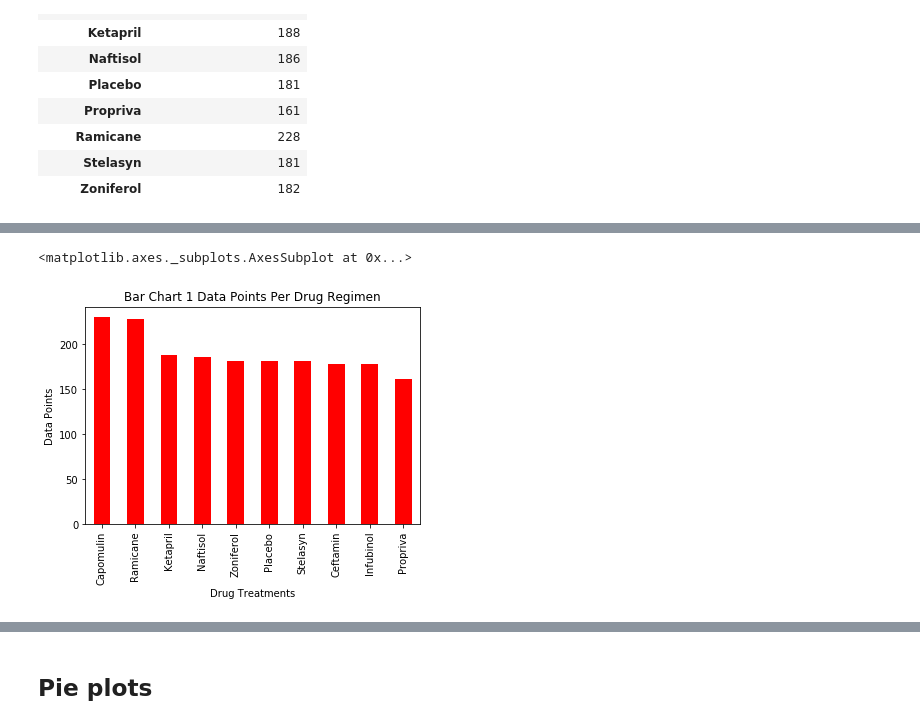
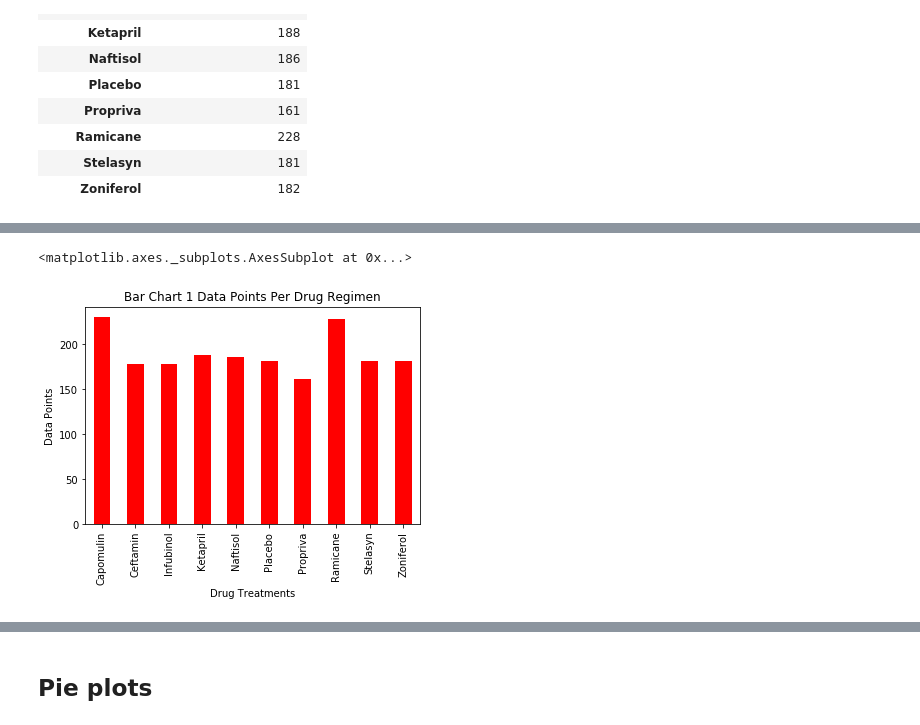
Before and after one commit to jamc7196/github_boot_camp, a Jupyter notebook: Maplotlib-challenge/Pymaceuticals/pymaceuticals_starter.ipynb, the cells around one changed output, grey strips where cells are left out. Cells and saved outputs as stored; diff of their text form; code cells hidden in the pictures.

```diff
--- a/Maplotlib-challenge/Pymaceuticals/pymaceuticals_starter.ipynb
+++ b/Maplotlib-challenge/Pymaceuticals/pymaceuticals_starter.ipynb
@@ -118,13 +83,13 @@ BarChanaylsis.head(10)#test succesfully data frame generated
 # %%
 #Generate Chart with labels and give them some format
-pandas_barchart = BarChanaylsis.plot.bar(legend=False, color="red",rot=90)
+pandas_barchart = barchart_analysis.plot.bar(legend=False, color="red",rot=90)
 plt.title("Bar Chart 1 Data Points Per Drug Regimen")
 plt.xlabel("Drug Treatments")
 plt.ylabel("Data Points")
 pandas_barchart #test succesfull chart generated
 # %% [output]
 <matplotlib.axes._subplots.AxesSubplot at 0x...>
-[figure, old version]
+[figure, new version]
 # %%
 # Generate a bar plot showing number of data points for each treatment regimen using pyplot
 #Stablish the x axs with len on the data points, afterwards create a loop with the tick locations of the drug regime
```
Also changed, not shown: parts of 35 cells of this notebook.
